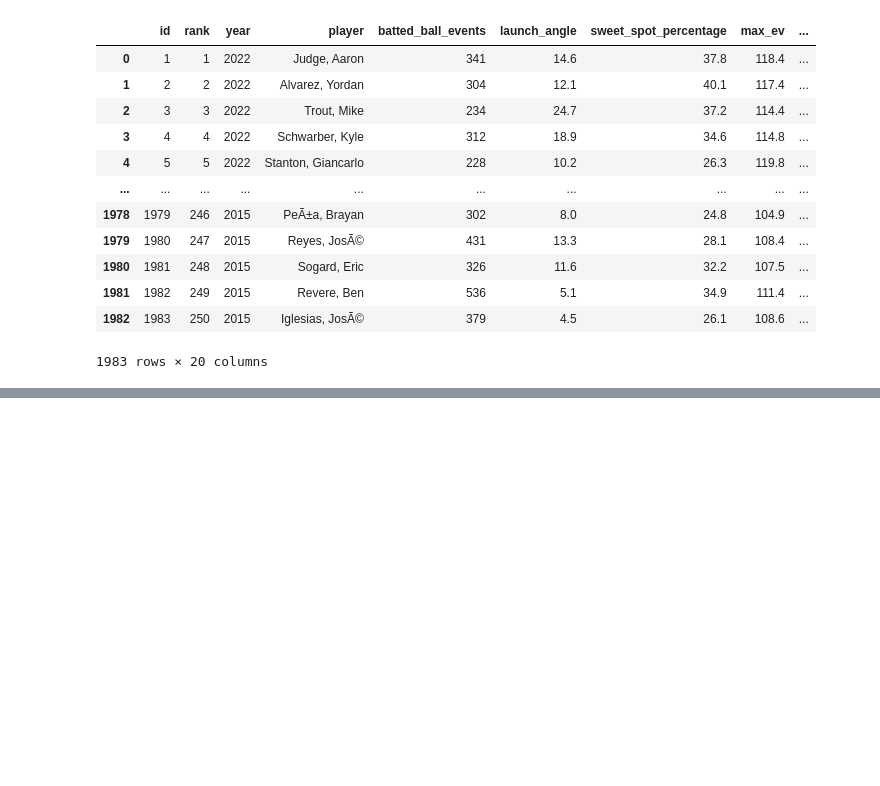
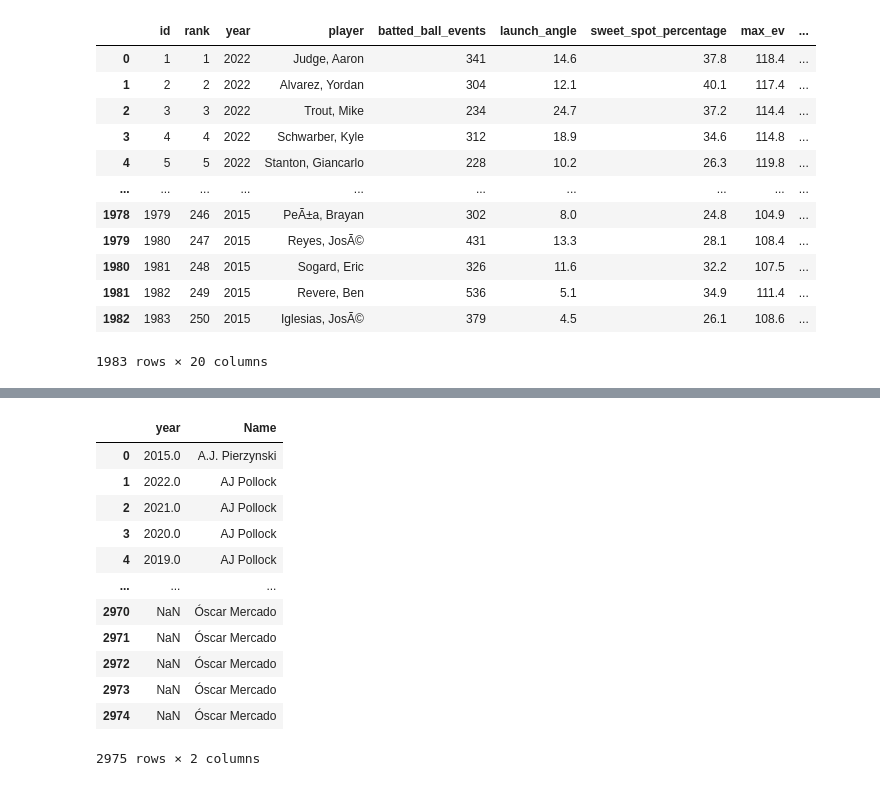
Before and after one commit to bradenkirkpatrick/data-wrangling-project, a Jupyter notebook: main.ipynb, the cells around one changed output, grey strips where cells are left out. Saved outputs shown, nothing was run; the diff lists cells and outputs as text; code cells hidden in the pictures; blank space fills up the shorter version.

```diff
--- a/main.ipynb
+++ b/main.ipynb
@@ -53,3 +37,6 @@ exit_velocity_data
 | 1981 | 1982 | 249 | 2015 | Revere, Ben | 536 | 5.1 | 34.9 | 111.4 | ... |
 | 1982 | 1983 | 250 | 2015 | Iglesias, JosÃ© | 379 | 4.5 | 26.1 | 108.6 | ... |
 1983 rows × 20 columns
+# %%
+exit_velocity_data['Name'] = exit_velocity_data['player'].str.split(', ').str[1] + ' ' + exit_velocity_data['player'].str.split(', ').str[0]
+exit_velocity_data
@@ -55,0 +57,17 @@ exit_velocity_data
+# %%
+data = exit_velocity_data.merge(battling_data, on='Name', how='outer')
+data[['year', 'Name']]
+# %% [output]
+|  | year | Name |
+| 0 | 2015.0 | A.J. Pierzynski |
+| 1 | 2022.0 | AJ Pollock |
+| 2 | 2021.0 | AJ Pollock |
+| 3 | 2020.0 | AJ Pollock |
+| 4 | 2019.0 | AJ Pollock |
+| ... | ... | ... |
+| 2970 | NaN | Óscar Mercado |
+| 2971 | NaN | Óscar Mercado |
+| 2972 | NaN | Óscar Mercado |
+| 2973 | NaN | Óscar Mercado |
+| 2974 | NaN | Óscar Mercado |
+2975 rows × 2 columns
```
Also changed, not shown: parts of 4 cells of this notebook.
